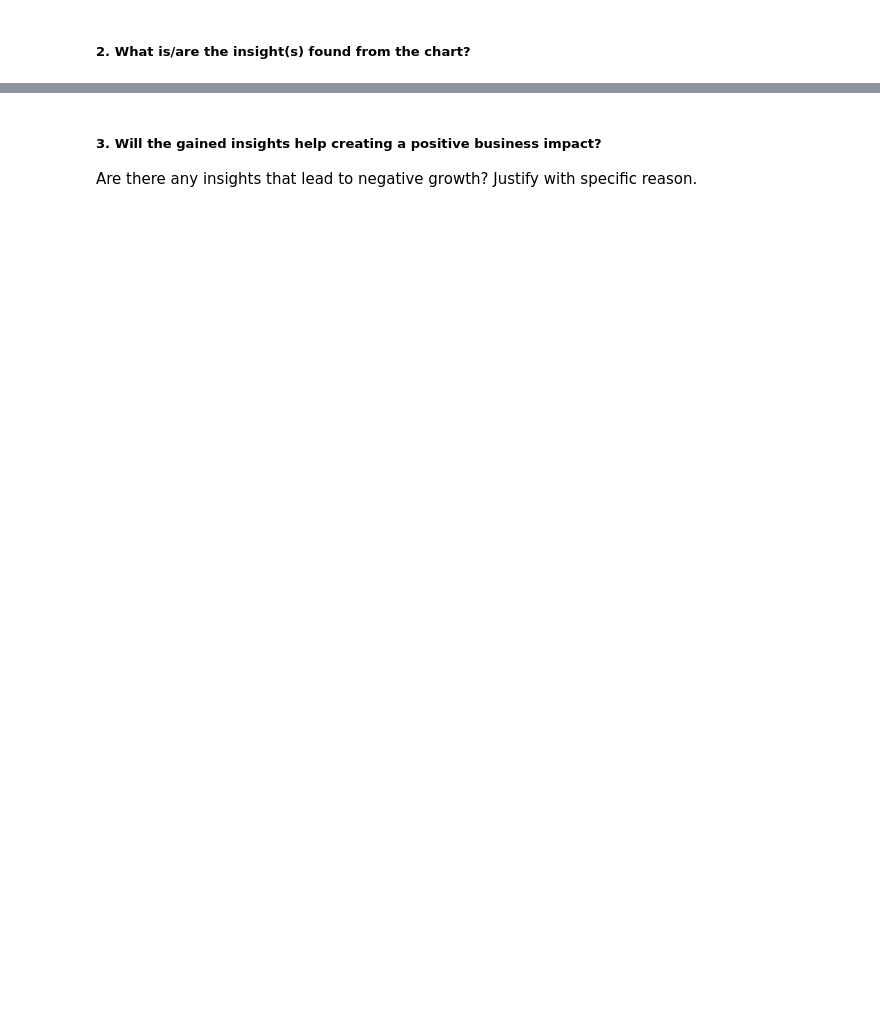
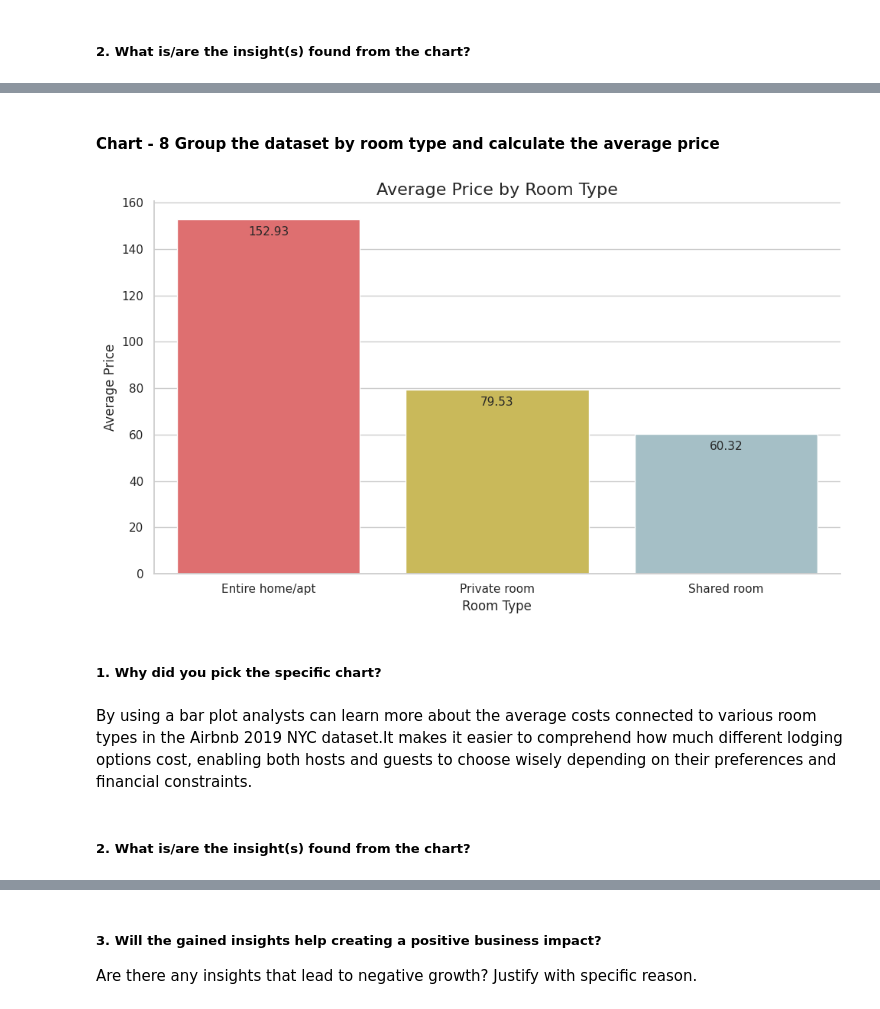
Before and after one commit to rauman43/Sample-EDA-Airbnb, a Jupyter notebook: Capstone_Project_AIRBNB_Sample_EDA_Submission_Template.ipynb, the cells around one changed output, grey strips where cells are left out. Saved outputs shown, nothing was run; the diff lists cells and outputs as text; code cells hidden in the pictures; blank space fills up the shorter version.

```diff
--- a/Capstone_Project_AIRBNB_Sample_EDA_Submission_Template.ipynb
+++ b/Capstone_Project_AIRBNB_Sample_EDA_Submission_Template.ipynb
@@ -863,0 +950,38 @@ Answer Here
+# %% [markdown]
+#### Chart - 8 Group the dataset by room type and calculate the average price
+# %%
+# Chart - 8 visualization code
+# Group the dataset by room type and calculate the average price
+room_type_avg_price = df2.groupby('room_type')['price'].mean().reset_index()
+
+# Set the style and color palette
+sns.set(style='whitegrid')
+pal=['#f05d5e','#dbc648','#9fc2cc']
+
+# Create a bar plot to visualize the average price by room type
+plt.figure(figsize=(10, 6))
+ax = sns.barplot(x='room_type', y='price', data=room_type_avg_price, palette = pal)
+
+# Add labels to the bars
+for p in ax.patches:
+    ax.annotate(format(p.get_height(), '.2f'), (p.get_x() + p.get_width() / 2., p.get_height()), ha='center', va='center', size=11, xytext=(0, -12), textcoords='offset points')
+
+# Set the title and axis labels
+plt.title('Average Price by Room Type', fontsize=16)
+plt.xlabel('Room Type', fontsize=12)
+plt.ylabel('Average Price', fontsize=12)
+
+# Remove the top and right spines
+sns.despine()
+
+# Adjust the layout and display the plot
+plt.tight_layout()
+plt.show()
+# %% [output]
+[figure, added]
+# %% [markdown]
+##### 1. Why did you pick the specific chart?
+# %% [markdown]
+By using a bar plot analysts can learn more about the average costs connected to various room types in the Airbnb 2019 NYC dataset.It makes it easier to comprehend how much different lodging options cost, enabling both hosts and guests to choose wisely depending on their preferences and financial constraints.
+# %% [markdown]
+##### 2. What is/are the insight(s) found from the chart?
```
Also changed, not shown: parts of 90 cells of this notebook.
